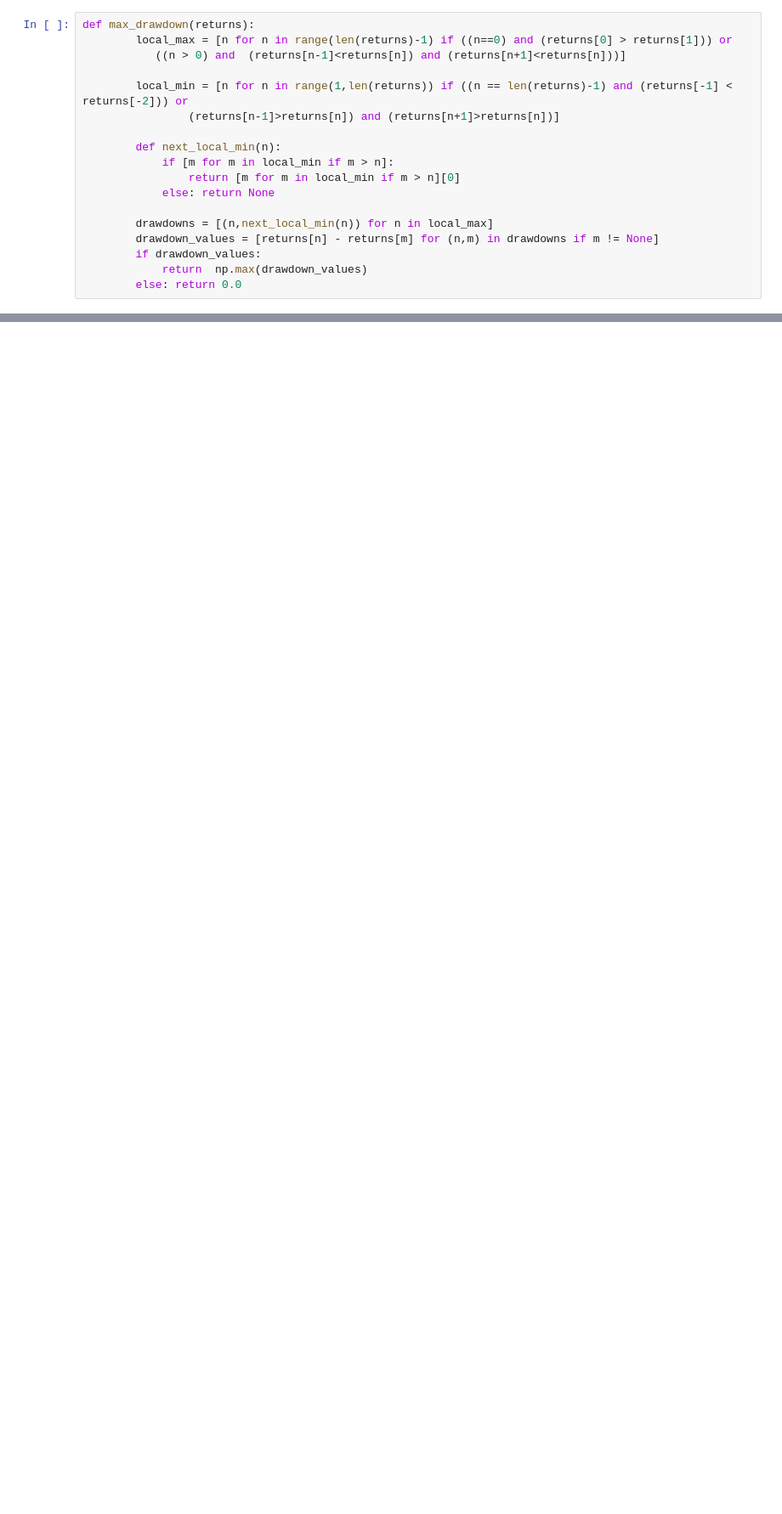
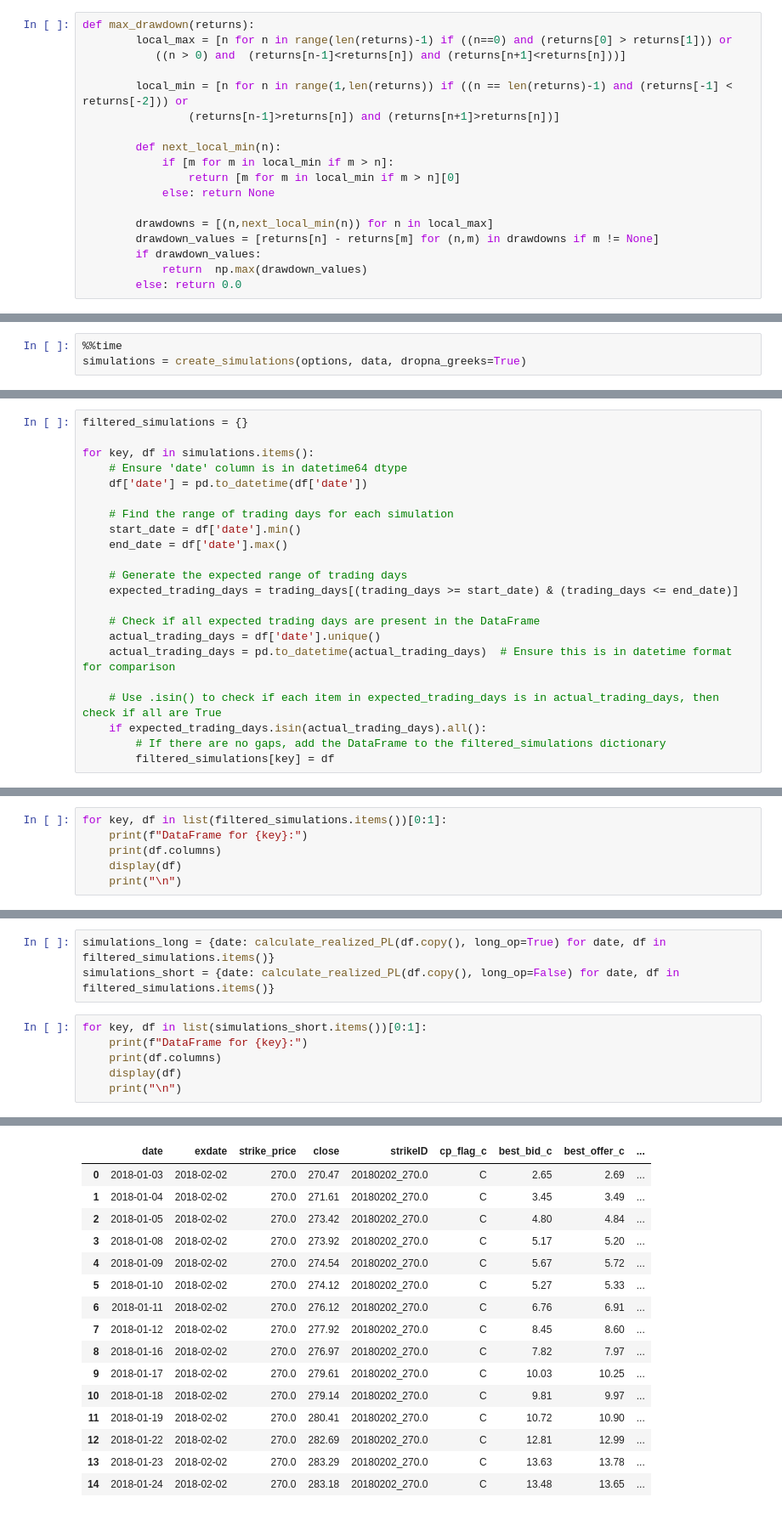
Before and after one commit to jyfinm/QTS_Final_Project, a Jupyter notebook: limits.ipynb, the cells around one changed output, grey strips where cells are left out. Shown at 85% size. Cells and saved outputs as stored; diff of their text form; blank space fills up the shorter version.

```diff
--- a/limits.ipynb
+++ b/limits.ipynb
@@ -92,0 +186,3 @@ def pos_limit(df):
+# %%
+%%time
+simulations = create_simulations(options, data, dropna_greeks=True)
@@ -92,0 +196,22 @@ def pos_limit(df):
+# %%
+filtered_simulations = {}
+
+for key, df in simulations.items():
+    # Ensure 'date' column is in datetime64 dtype
+    df['date'] = pd.to_datetime(df['date'])
+
+    # Find the range of trading days for each simulation
+    start_date = df['date'].min()
+    end_date = df['date'].max()
+
+    # Generate the expected range of trading days
+    expected_trading_days = trading_days[(trading_days >= start_date) & (trading_days <= end_date)]
+
+    # Check if all expected trading days are present in the DataFrame
+    actual_trading_days = df['date'].unique()
+    actual_trading_days = pd.to_datetime(actual_trading_days)  # Ensure this is in datetime format for comparison
+
+    # Use .isin() to check if each item in expected_trading_days is in actual_trading_days, then check if all are True
+    if expected_trading_days.isin(actual_trading_days).all():
+        # If there are no gaps, add the DataFrame to the filtered_simulations dictionary
+        filtered_simulations[key] = df
@@ -92,0 +222,6 @@ def pos_limit(df):
+# %%
+for key, df in list(filtered_simulations.items())[0:1]:
+    print(f"DataFrame for {key}:")
+    print(df.columns)
+    display(df)
+    print("\n")
@@ -92,0 +317,10 @@ def pos_limit(df):
+# %%
+simulations_long = {date: calculate_realized_PL(df.copy(), long_op=True) for date, df in filtered_simulations.items()}
+simulations_short = {date: calculate_realized_PL(df.copy(), long_op=False) for date, df in filtered_simulations.items()}
+# %%
+for key, df in list(simulations_short.items())[0:1]:
+    print(f"DataFrame for {key}:")
+    print(df.columns)
+    display(df)
+    print("\n")
+# %% [output]
@@ -92,0 +338,16 @@ def pos_limit(df):
+|  | date | exdate | strike_price | close | strikeID | cp_flag_c | best_bid_c | best_offer_c | ... |
+| 0 | 2018-01-03 | 2018-02-02 | 270.0 | 270.47 | 20180202_270.0 | C | 2.65 | 2.69 | ... |
+| 1 | 2018-01-04 | 2018-02-02 | 270.0 | 271.61 | 20180202_270.0 | C | 3.45 | 3.49 | ... |
+| 2 | 2018-01-05 | 2018-02-02 | 270.0 | 273.42 | 20180202_270.0 | C | 4.80 | 4.84 | ... |
+| 3 | 2018-01-08 | 2018-02-02 | 270.0 | 273.92 | 20180202_270.0 | C | 5.17 | 5.20 | ... |
+| 4 | 2018-01-09 | 2018-02-02 | 270.0 | 274.54 | 20180202_270.0 | C | 5.67 | 5.72 | ... |
+| 5 | 2018-01-10 | 2018-02-02 | 270.0 | 274.12 | 20180202_270.0 | C | 5.27 | 5.33 | ... |
+| 6 | 2018-01-11 | 2018-02-02 | 270.0 | 276.12 | 20180202_270.0 | C | 6.76 | 6.91 | ... |
+| 7 | 2018-01-12 | 2018-02-02 | 270.0 | 277.92 | 20180202_270.0 | C | 8.45 | 8.60 | ... |
+| 8 | 2018-01-16 | 2018-02-02 | 270.0 | 276.97 | 20180202_270.0 | C | 7.82 | 7.97 | ... |
+| 9 | 2018-01-17 | 2018-02-02 | 270.0 | 279.61 | 20180202_270.0 | C | 10.03 | 10.25 | ... |
+| 10 | 2018-01-18 | 2018-02-02 | 270.0 | 279.14 | 20180202_270.0 | C | 9.81 | 9.97 | ... |
+| 11 | 2018-01-19 | 2018-02-02 | 270.0 | 280.41 | 20180202_270.0 | C | 10.72 | 10.90 | ... |
+| 12 | 2018-01-22 | 2018-02-02 | 270.0 | 282.69 | 20180202_270.0 | C | 12.81 | 12.99 | ... |
+| 13 | 2018-01-23 | 2018-02-02 | 270.0 | 283.29 | 20180202_270.0 | C | 13.63 | 13.78 | ... |
+| 14 | 2018-01-24 | 2018-02-02 | 270.0 | 283.18 | 20180202_270.0 | C | 13.48 | 13.65 | ... |
```
Also changed, not shown: parts of 43 cells of this notebook.
